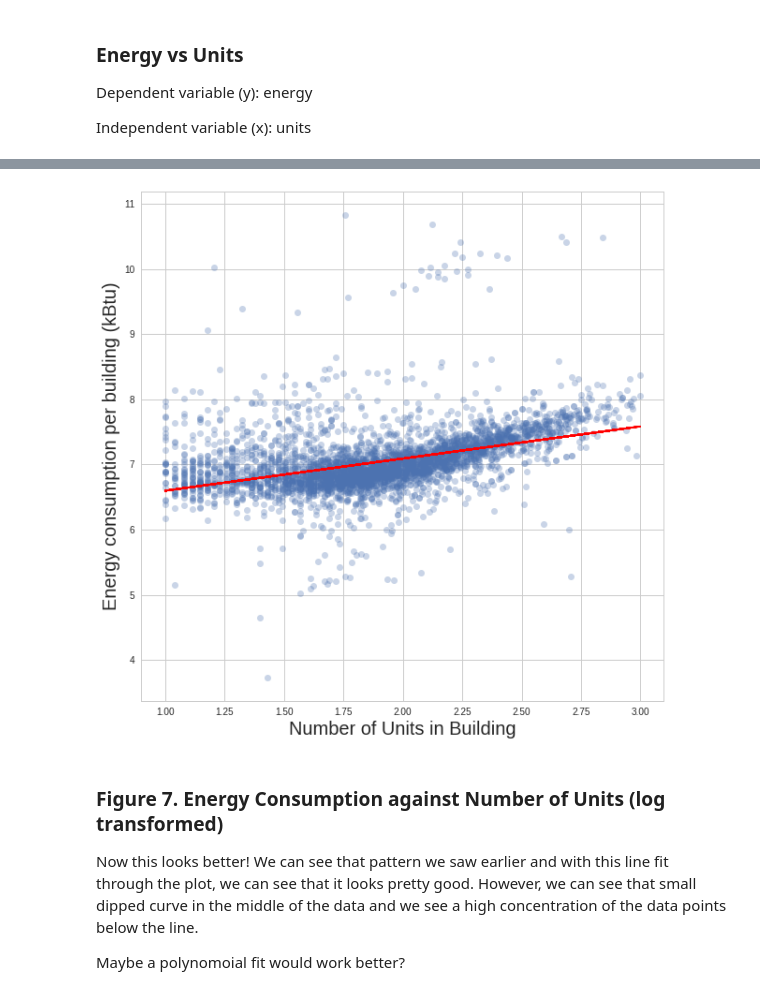
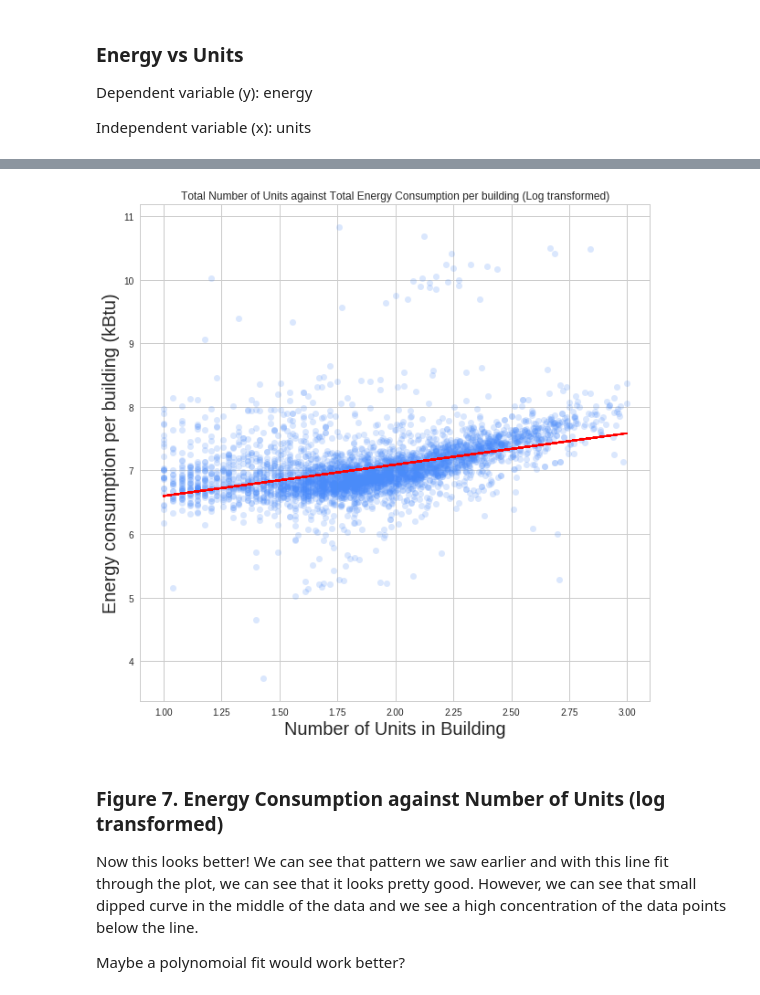
Before and after one commit to qiuyliu/PUI2017_uc288, a Jupyter notebook: HW6_uc288/HW6_uc288.ipynb, the cells around one changed output, grey strips where cells are left out. Drawn from its saved outputs; the diff is of its cells as text; code cells hidden in the pictures.

```diff
--- a/HW6_uc288/HW6_uc288.ipynb
+++ b/HW6_uc288/HW6_uc288.ipynb
@@ -351,14 +357,14 @@ OLS Regression Results
 # %%
 # plot here
 fig2 = pl.figure(figsize=(10, 10))
 ax2 = fig2.add_subplot(111)
-ax2.plot(np.log10(df_cut.UnitsTotal), np.log10(df_cut.EnergyCons), 'o', alpha=0.3)
+ax2.plot(np.log10(df_cut.UnitsTotal), np.log10(df_cut.EnergyCons), 'o', color='#4a8bf9', alpha=0.2)
 ax2.plot(np.log10(df_cut.UnitsTotal), lm2.predict(sm.add_constant(np.log10(df_cut.UnitsTotal))), 'r-')
 ax2.set_xlabel("Number of Units in Building", fontsize=20)
 ax2.set_ylabel("Energy consumption per building (kBtu)", fontsize=20)
 ax2.set_title("Total Number of Units against Total Energy Consumption per building (Log transformed)");
 # %% [output]
-[figure, old version]
+[figure, new version]
 # %% [markdown]
 ### Figure 7. Energy Consumption against Number of Units (log transformed)
 
```
Also changed, not shown: parts of 7 cells of this notebook.
